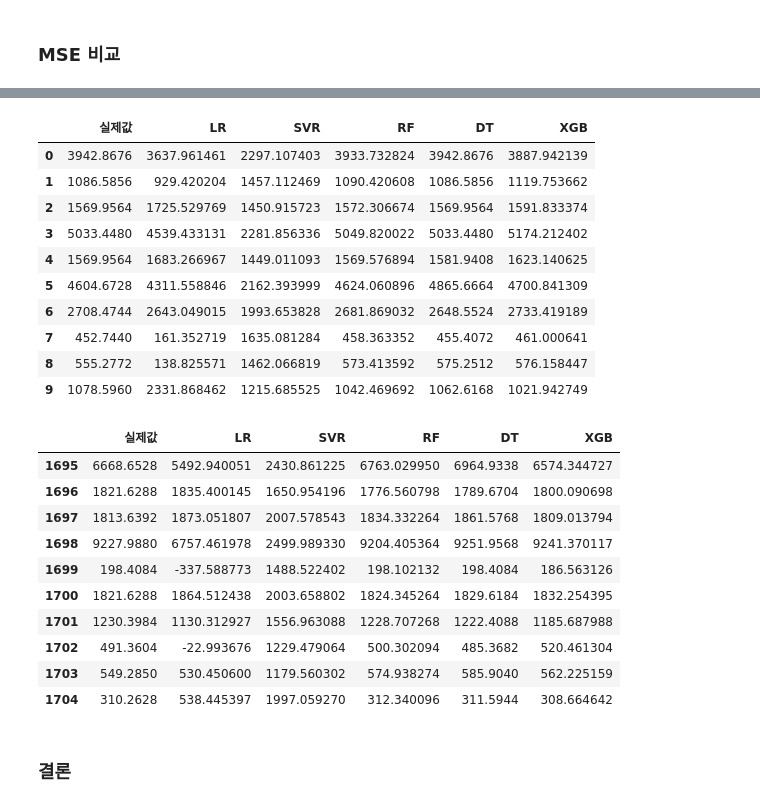
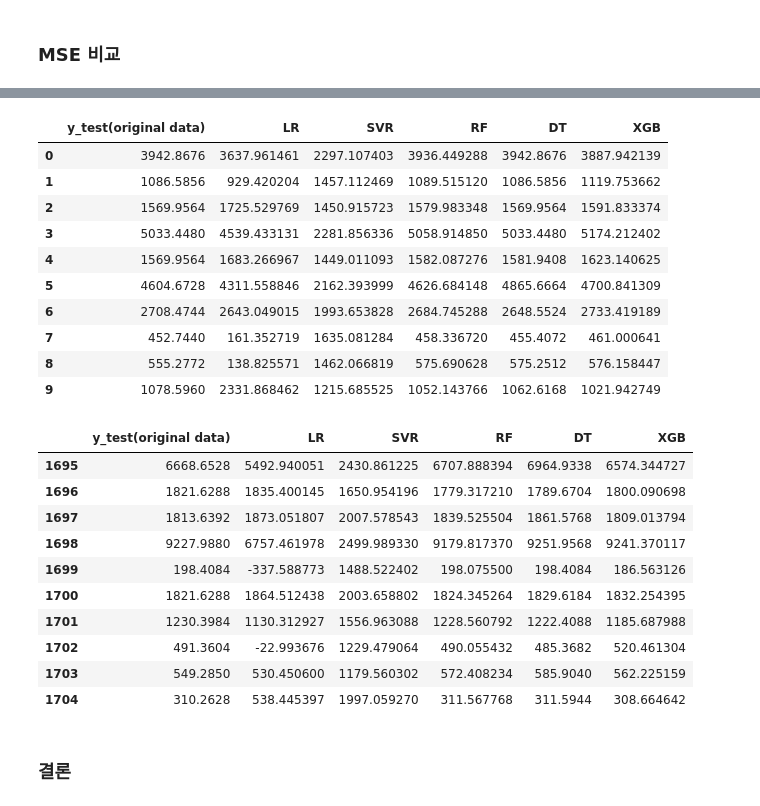
Before and after one commit to 1unasy/MachineLearning-2021-12, a Jupyter notebook: 04.회귀/07.과제_Bigmart_Sales_Prediction.ipynb, the cells around one changed output, grey strips where cells are left out. Drawn from its saved outputs; the diff is of its cells as text; code cells hidden in the pictures.

```diff
--- a/04.회귀/07.과제_Bigmart_Sales_Prediction.ipynb
+++ b/04.회귀/07.과제_Bigmart_Sales_Prediction.ipynb
@@ -619,33 +621,33 @@ df_pred.head()
 # %%
 # 보기 편하게 컬럼명 바꾸기
-df_pred.rename(columns={'y_test' : '실제값'}, inplace=True)
+df_pred.rename(columns={'y_test' : 'y_test(original data)'}, inplace=True)
 df_pred.head(10)
 # %% [output]
-|  | 실제값 | LR | SVR | RF | DT | XGB |
-| 0 | 3942.8676 | 3637.961461 | 2297.107403 | 3933.732824 | 3942.8676 | 3887.942139 |
-| 1 | 1086.5856 | 929.420204 | 1457.112469 | 1090.420608 | 1086.5856 | 1119.753662 |
-| 2 | 1569.9564 | 1725.529769 | 1450.915723 | 1572.306674 | 1569.9564 | 1591.833374 |
-| 3 | 5033.4480 | 4539.433131 | 2281.856336 | 5049.820022 | 5033.4480 | 5174.212402 |
-| 4 | 1569.9564 | 1683.266967 | 1449.011093 | 1569.576894 | 1581.9408 | 1623.140625 |
-| 5 | 4604.6728 | 4311.558846 | 2162.393999 | 4624.060896 | 4865.6664 | 4700.841309 |
-| 6 | 2708.4744 | 2643.049015 | 1993.653828 | 2681.869032 | 2648.5524 | 2733.419189 |
-| 7 | 452.7440 | 161.352719 | 1635.081284 | 458.363352 | 455.4072 | 461.000641 |
-| 8 | 555.2772 | 138.825571 | 1462.066819 | 573.413592 | 575.2512 | 576.158447 |
-| 9 | 1078.5960 | 2331.868462 | 1215.685525 | 1042.469692 | 1062.6168 | 1021.942749 |
+|  | y_test(original data) | LR | SVR | RF | DT | XGB |
+| 0 | 3942.8676 | 3637.961461 | 2297.107403 | 3936.449288 | 3942.8676 | 3887.942139 |
+| 1 | 1086.5856 | 929.420204 | 1457.112469 | 1089.515120 | 1086.5856 | 1119.753662 |
+| 2 | 1569.9564 | 1725.529769 | 1450.915723 | 1579.983348 | 1569.9564 | 1591.833374 |
+| 3 | 5033.4480 | 4539.433131 | 2281.856336 | 5058.914850 | 5033.4480 | 5174.212402 |
+| 4 | 1569.9564 | 1683.266967 | 1449.011093 | 1582.087276 | 1581.9408 | 1623.140625 |
+| 5 | 4604.6728 | 4311.558846 | 2162.393999 | 4626.684148 | 4865.6664 | 4700.841309 |
+| 6 | 2708.4744 | 2643.049015 | 1993.653828 | 2684.745288 | 2648.5524 | 2733.419189 |
+| 7 | 452.7440 | 161.352719 | 1635.081284 | 458.336720 | 455.4072 | 461.000641 |
+| 8 | 555.2772 | 138.825571 | 1462.066819 | 575.690628 | 575.2512 | 576.158447 |
+| 9 | 1078.5960 | 2331.868462 | 1215.685525 | 1052.143766 | 1062.6168 | 1021.942749 |
 # %%
 df_pred.tail(10)
 # %% [output]
-|  | 실제값 | LR | SVR | RF | DT | XGB |
-| 1695 | 6668.6528 | 5492.940051 | 2430.861225 | 6763.029950 | 6964.9338 | 6574.344727 |
-| 1696 | 1821.6288 | 1835.400145 | 1650.954196 | 1776.560798 | 1789.6704 | 1800.090698 |
-| 1697 | 1813.6392 | 1873.051807 | 2007.578543 | 1834.332264 | 1861.5768 | 1809.013794 |
-| 1698 | 9227.9880 | 6757.461978 | 2499.989330 | 9204.405364 | 9251.9568 | 9241.370117 |
-| 1699 | 198.4084 | -337.588773 | 1488.522402 | 198.102132 | 198.4084 | 186.563126 |
+|  | y_test(original data) | LR | SVR | RF | DT | XGB |
+| 1695 | 6668.6528 | 5492.940051 | 2430.861225 | 6707.888394 | 6964.9338 | 6574.344727 |
+| 1696 | 1821.6288 | 1835.400145 | 1650.954196 | 1779.317210 | 1789.6704 | 1800.090698 |
+| 1697 | 1813.6392 | 1873.051807 | 2007.578543 | 1839.525504 | 1861.5768 | 1809.013794 |
+| 1698 | 9227.9880 | 6757.461978 | 2499.989330 | 9179.817370 | 9251.9568 | 9241.370117 |
+| 1699 | 198.4084 | -337.588773 | 1488.522402 | 198.075500 | 198.4084 | 186.563126 |
 | 1700 | 1821.6288 | 1864.512438 | 2003.658802 | 1824.345264 | 1829.6184 | 1832.254395 |
-| 1701 | 1230.3984 | 1130.312927 | 1556.963088 | 1228.707268 | 1222.4088 | 1185.687988 |
-| 1702 | 491.3604 | -22.993676 | 1229.479064 | 500.302094 | 485.3682 | 520.461304 |
-| 1703 | 549.2850 | 530.450600 | 1179.560302 | 574.938274 | 585.9040 | 562.225159 |
-| 1704 | 310.2628 | 538.445397 | 1997.059270 | 312.340096 | 311.5944 | 308.664642 |
+| 1701 | 1230.3984 | 1130.312927 | 1556.963088 | 1228.560792 | 1222.4088 | 1185.687988 |
+| 1702 | 491.3604 | -22.993676 | 1229.479064 | 490.055432 | 485.3682 | 520.461304 |
+| 1703 | 549.2850 | 530.450600 | 1179.560302 | 572.408234 | 585.9040 | 562.225159 |
+| 1704 | 310.2628 | 538.445397 | 1997.059270 | 311.567768 | 311.5944 | 308.664642 |
 # %% [markdown]
 ### 결론
 # %% [markdown]
```
Also changed, not shown: parts of 11 cells of this notebook.
